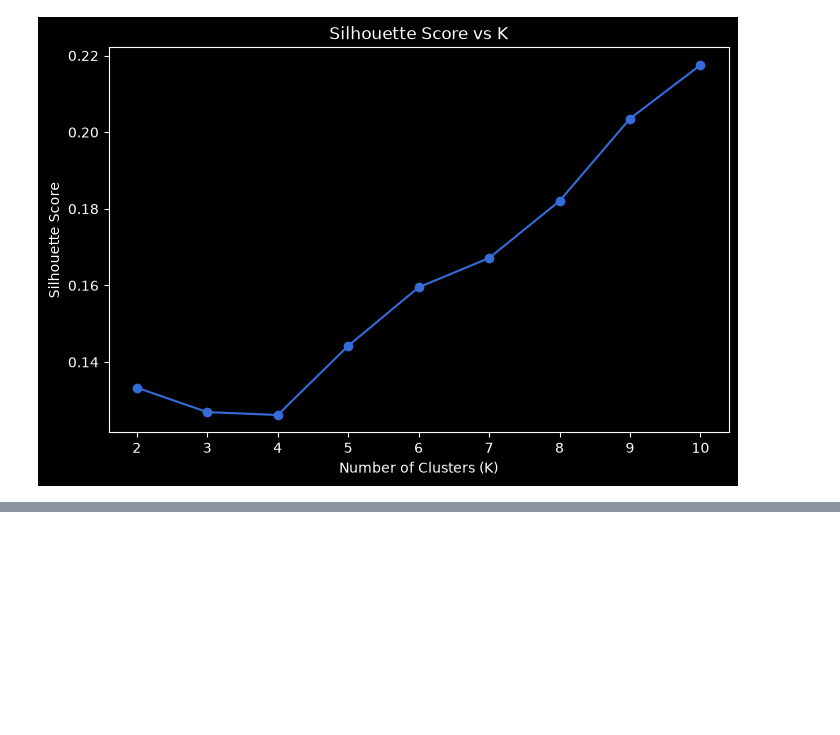
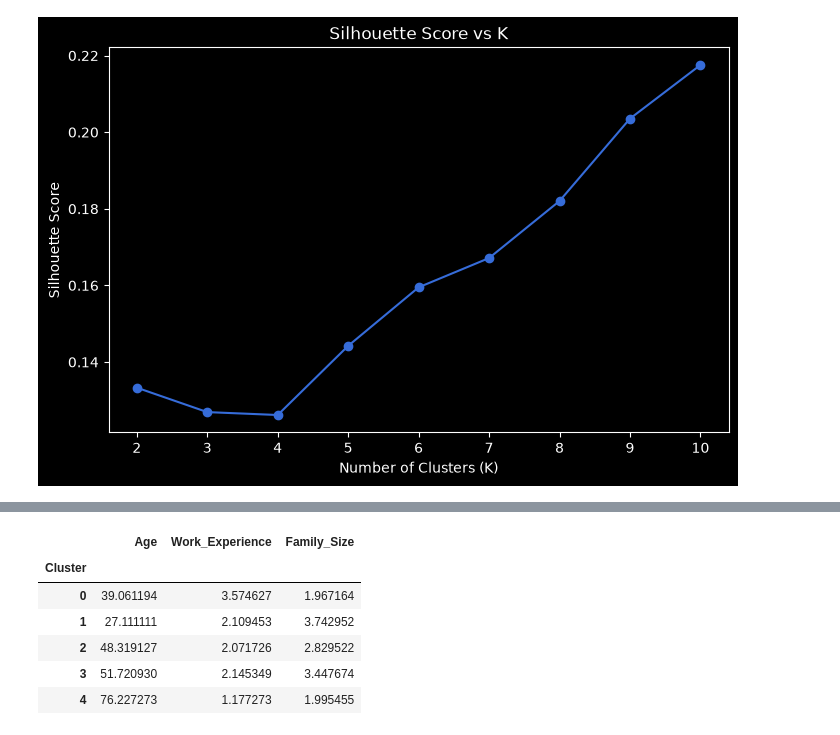
Before and after one commit to MUHAMMADZARYABKHAN-21/new.py, a Jupyter notebook: SCIKIT/Project_Cutomer_Segmentation.ipynb, the cells around one changed output, grey strips where cells are left out. Drawn from its saved outputs; the diff is of its cells as text; code cells hidden in the pictures; blank space fills up the shorter version.

Commit message:
kmeans++ project

```diff
--- a/SCIKIT/Project_Cutomer_Segmentation.ipynb
+++ b/SCIKIT/Project_Cutomer_Segmentation.ipynb
@@ -391,3 +391,13 @@ plt.title("Silhouette Score vs K")
 plt.show()
 # %% [output]
 [figure]
+# %%
+kmeans = KMeans(
+    n_clusters=5,
+    random_state=42,
+    n_init=10
+)
+
+df["Cluster"] = kmeans.fit_predict(X_scaled)
+
+print(df["Cluster"].value_counts().sort_index())
@@ -393,0 +412,12 @@ plt.show()
+# %%
+cluster_profile = df.groupby("Cluster").mean(numeric_only=True)
+
+cluster_profile
+# %% [output]
+|  | Age | Work_Experience | Family_Size |
+| Cluster |  |  |  |
+| 0 | 39.061194 | 3.574627 | 1.967164 |
+| 1 | 27.111111 | 2.109453 | 3.742952 |
+| 2 | 48.319127 | 2.071726 | 2.829522 |
+| 3 | 51.720930 | 2.145349 | 3.447674 |
+| 4 | 76.227273 | 1.177273 | 1.995455 |
```
Also changed, not shown: parts of 2 cells of this notebook.
